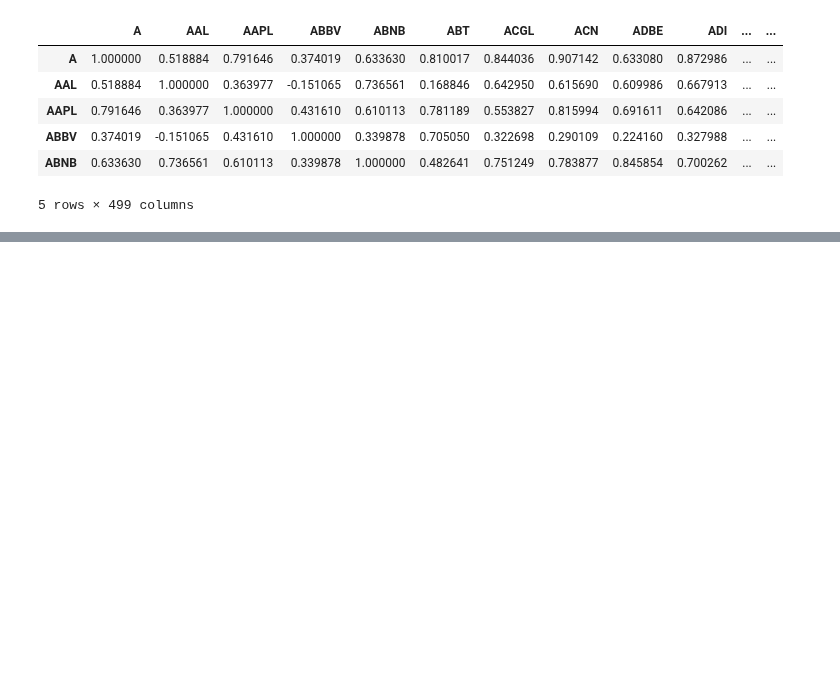
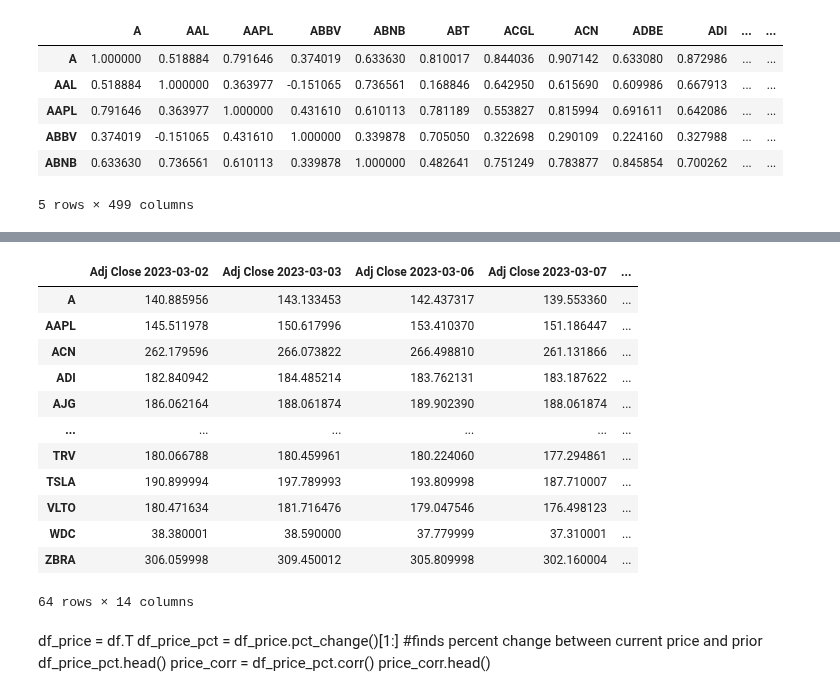
Before and after one commit to ktongk/BTT-JPMC-1, a Jupyter notebook: Anna/AH.ipynb, the cells around one changed output, grey strips where cells are left out. Saved outputs shown, nothing was run; the diff lists cells and outputs as text; code cells hidden in the pictures; blank space fills up the shorter version.

```diff
--- a/Anna/AH.ipynb
+++ b/Anna/AH.ipynb
@@ -181,0 +160,2 @@ Text(0.5, 1.0, 'Correlation heatmap for Price Changes')
+# %%
+df = df.join(df_industries)
@@ -181,0 +164,26 @@ Text(0.5, 1.0, 'Correlation heatmap for Price Changes')
+# %%
+condition = df[df['Industry'] == 'Information Technology']
+condition
+#indices = df_industries.index[condition].tolist()
+#indices
+# %% [output]
+|  | Adj Close 2023-03-02 | Adj Close 2023-03-03 | Adj Close 2023-03-06 | Adj Close 2023-03-07 | ... |
+| A | 140.885956 | 143.133453 | 142.437317 | 139.553360 | ... |
+| AAPL | 145.511978 | 150.617996 | 153.410370 | 151.186447 | ... |
+| ACN | 262.179596 | 266.073822 | 266.498810 | 261.131866 | ... |
+| ADI | 182.840942 | 184.485214 | 183.762131 | 183.187622 | ... |
+| AJG | 186.062164 | 188.061874 | 189.902390 | 188.061874 | ... |
+| ... | ... | ... | ... | ... | ... |
+| TRV | 180.066788 | 180.459961 | 180.224060 | 177.294861 | ... |
+| TSLA | 190.899994 | 197.789993 | 193.809998 | 187.710007 | ... |
+| VLTO | 180.471634 | 181.716476 | 179.047546 | 176.498123 | ... |
+| WDC | 38.380001 | 38.590000 | 37.779999 | 37.310001 | ... |
+| ZBRA | 306.059998 | 309.450012 | 305.809998 | 302.160004 | ... |
+64 rows × 14 columns
+# %% [markdown]
+df_price = df.T
+df_price_pct = df_price.pct_change()[1:]
+#finds percent change between current price and prior
+df_price_pct.head()
+price_corr = df_price_pct.corr()
+price_corr.head()
```
Also changed, not shown: parts of 12 cells of this notebook.
